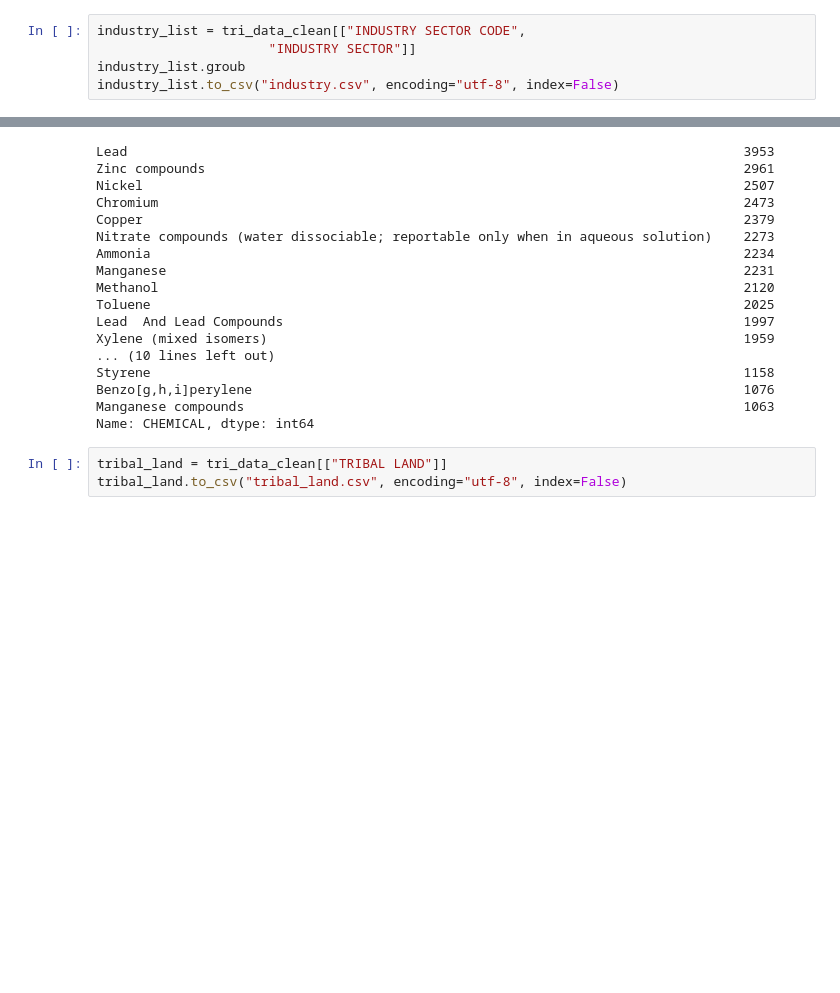
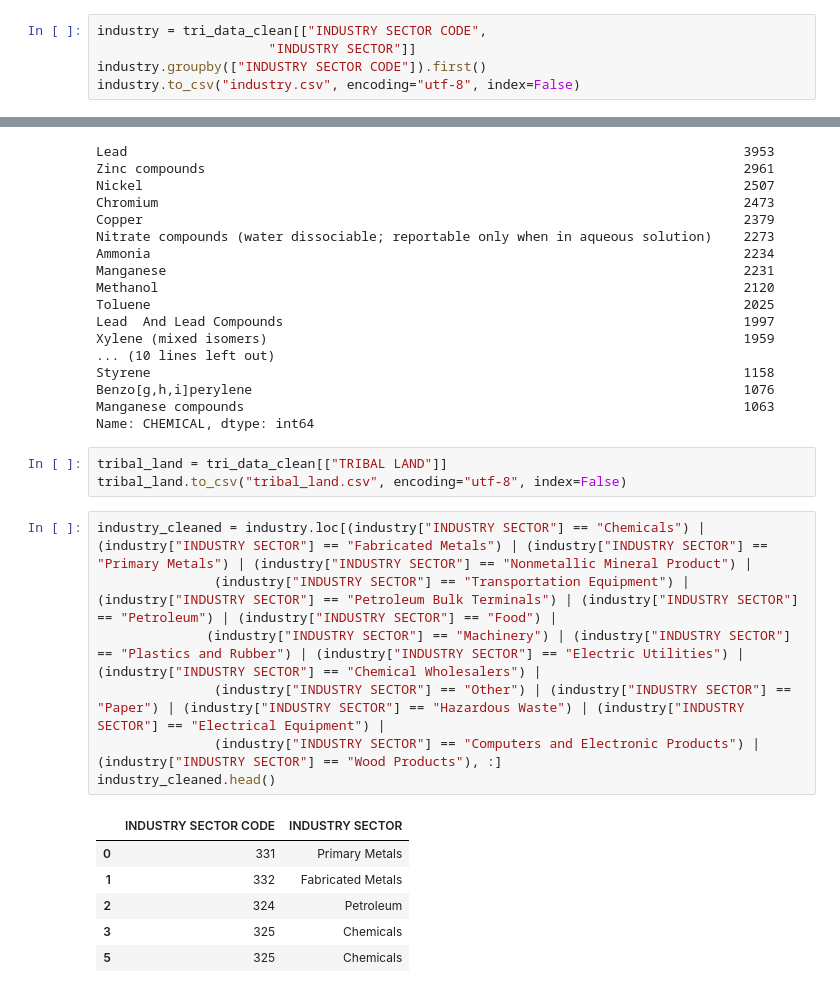
Before and after one commit to lathamlm/Project-03, a Jupyter notebook: cleaning_data.ipynb, the cells around one changed output, grey strips where cells are left out. Cells and saved outputs as stored; diff of their text form; blank space fills up the shorter version.

```diff
--- a/cleaning_data.ipynb
+++ b/cleaning_data.ipynb
@@ -110,10 +111,10 @@ tri_data_clean
 # %%
 tri_data_clean.to_csv("tri_data_clean.csv", encoding="utf-8", index=False)
 # %%
-industry_list = tri_data_clean[["INDUSTRY SECTOR CODE",
+industry = tri_data_clean[["INDUSTRY SECTOR CODE",
                       "INDUSTRY SECTOR"]]
-industry_list.groub
-industry_list.to_csv("industry.csv", encoding="utf-8", index=False)
+industry.groupby(["INDUSTRY SECTOR CODE"]).first()
+industry.to_csv("industry.csv", encoding="utf-8", index=False)
 # %%
 chemicals = tri_data_clean[["CHEMICAL"]]
 chemicals.to_csv("chemicals.csv", encoding="utf-8", index=False)
@@ -141,3 +144,17 @@ Name: CHEMICAL, dtype: int64
 # %%
 tribal_land = tri_data_clean[["TRIBAL LAND"]]
 tribal_land.to_csv("tribal_land.csv", encoding="utf-8", index=False)
+# %%
+industry_cleaned = industry.loc[(industry["INDUSTRY SECTOR"] == "Chemicals") | (industry["INDUSTRY SECTOR"] == "Fabricated Metals") | (industry["INDUSTRY SECTOR"] == "Primary Metals") | (industry["INDUSTRY SECTOR"] == "Nonmetallic Mineral Product") |
+               (industry["INDUSTRY SECTOR"] == "Transportation Equipment") | (industry["INDUSTRY SECTOR"] == "Petroleum Bulk Terminals") | (industry["INDUSTRY SECTOR"] == "Petroleum") | (industry["INDUSTRY SECTOR"] == "Food") |
+              (industry["INDUSTRY SECTOR"] == "Machinery") | (industry["INDUSTRY SECTOR"] == "Plastics and Rubber") | (industry["INDUSTRY SECTOR"] == "Electric Utilities") | (industry["INDUSTRY SECTOR"] == "Chemical Wholesalers") |
+               (industry["INDUSTRY SECTOR"] == "Other") | (industry["INDUSTRY SECTOR"] == "Paper") | (industry["INDUSTRY SECTOR"] == "Hazardous Waste") | (industry["INDUSTRY SECTOR"] == "Electrical Equipment") |
+               (industry["INDUSTRY SECTOR"] == "Computers and Electronic Products") | (industry["INDUSTRY SECTOR"] == "Wood Products"), :]
+industry_cleaned.head()
+# %% [output]
+|  | INDUSTRY SECTOR CODE | INDUSTRY SECTOR |
+| 0 | 331 | Primary Metals |
+| 1 | 332 | Fabricated Metals |
+| 2 | 324 | Petroleum |
+| 3 | 325 | Chemicals |
+| 5 | 325 | Chemicals |
```
Also changed, not shown: parts of 6 cells of this notebook, 2 other files.
